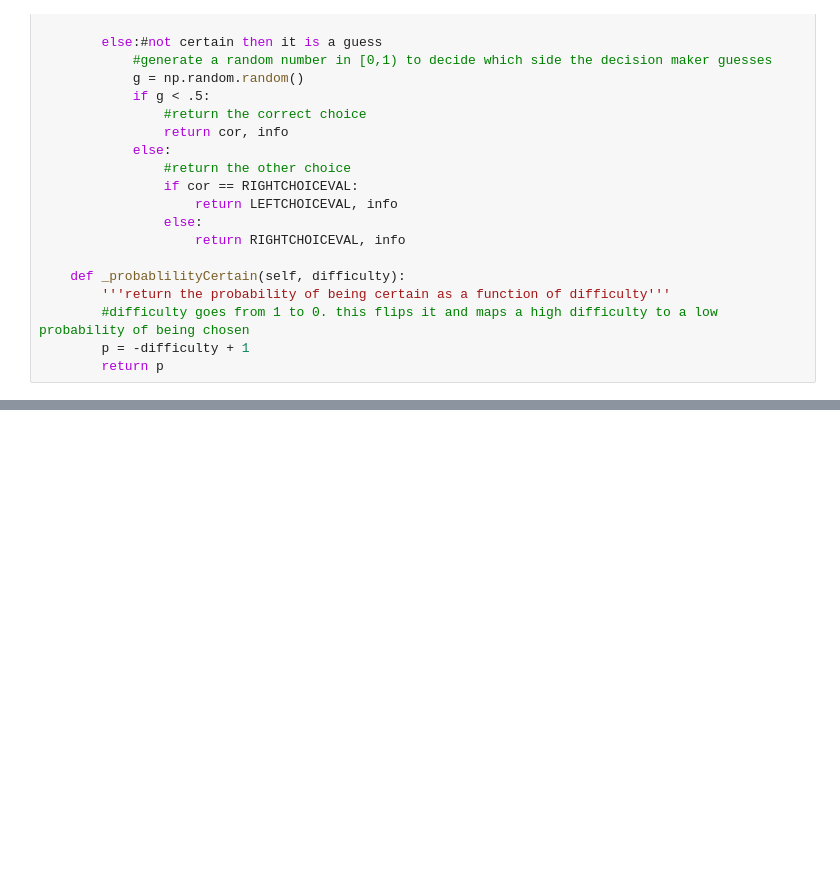
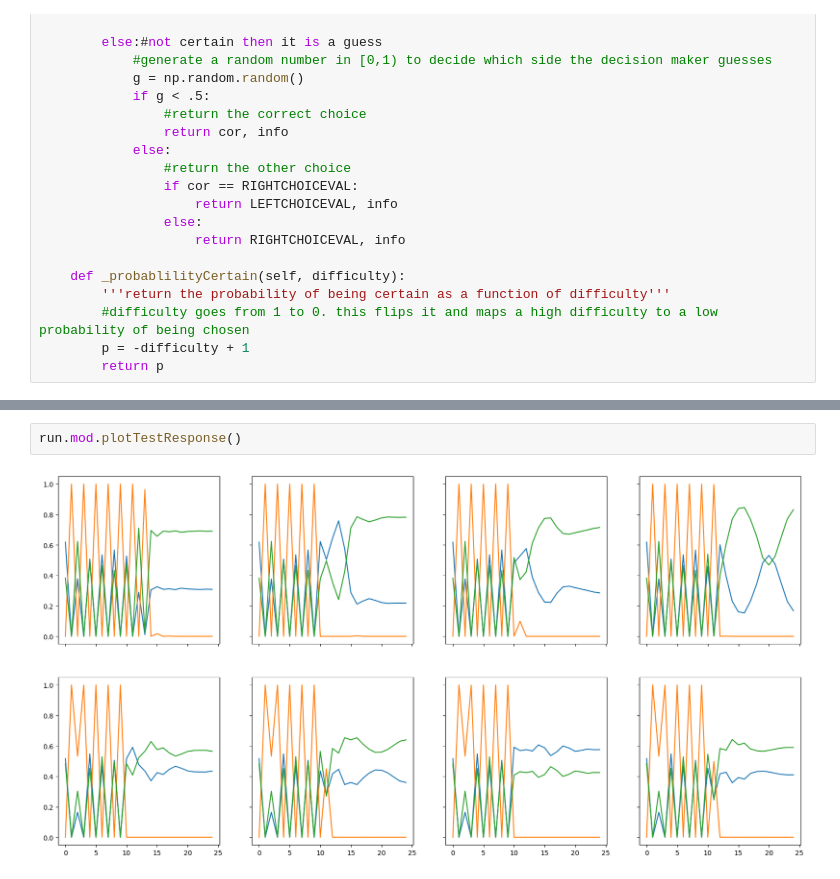
Before and after one commit to jshengen/OOPBinaryClassification, a Jupyter notebook: 3OutsObjectOriented.ipynb, the cells around one changed output, grey strips where cells are left out. Drawn from its saved outputs; the diff is of its cells as text; blank space fills up the shorter version.

```diff
--- a/3OutsObjectOriented.ipynb
+++ b/3OutsObjectOriented.ipynb
@@ -685,0 +777,4 @@ run = main()
+# %%
+run.mod.plotTestResponse()
+# %% [output]
+[figure, added]
```
Also changed, not shown: parts of 8 cells of this notebook.
